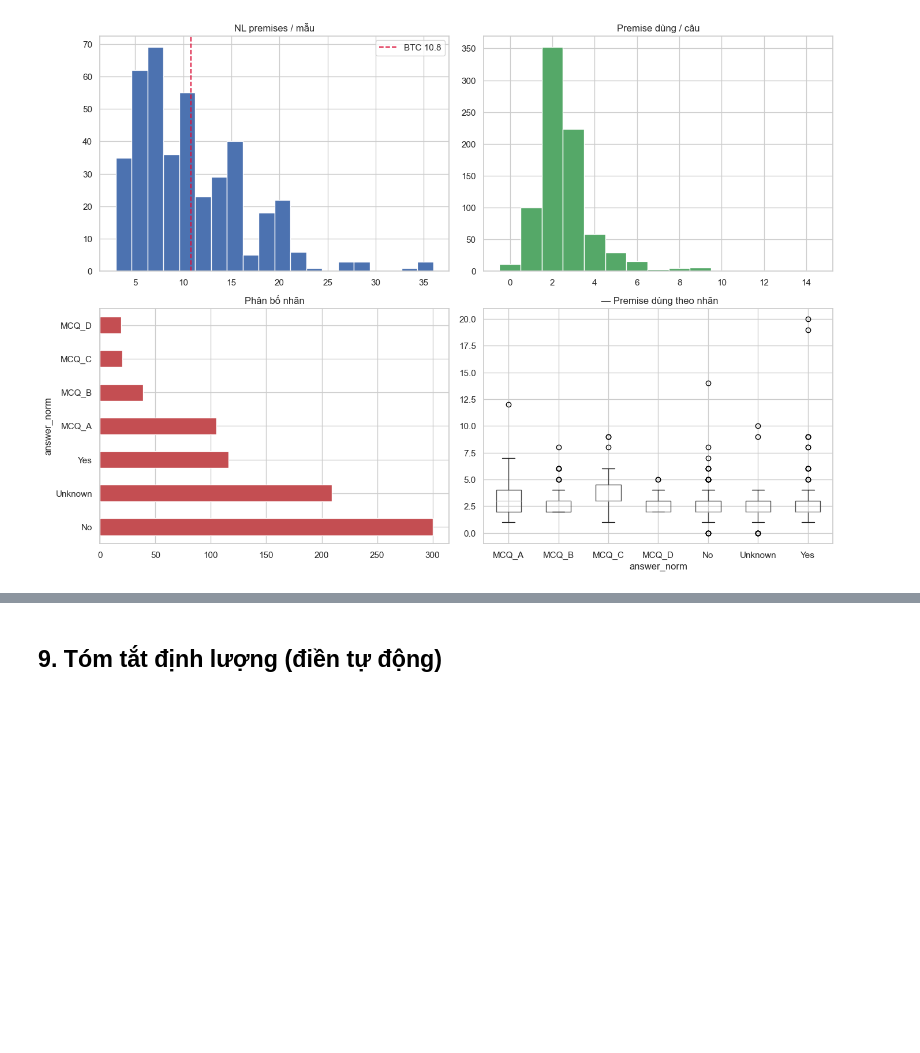
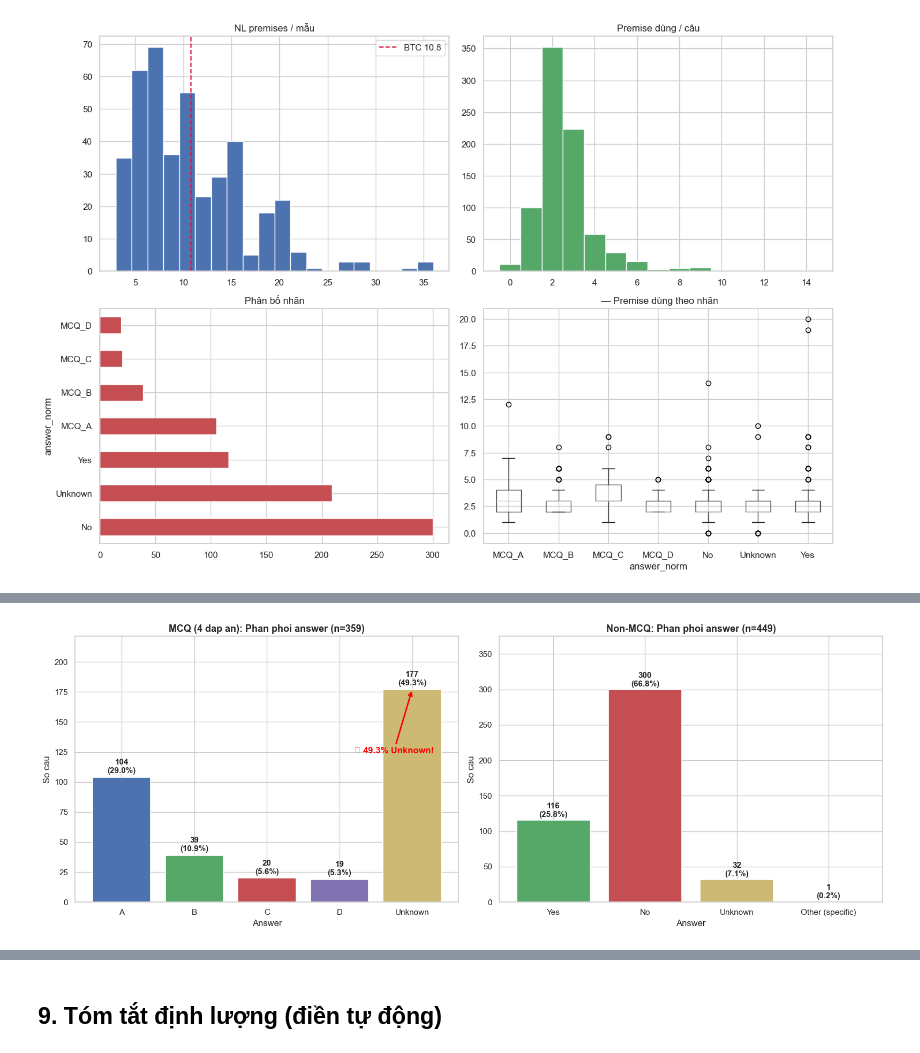
Before and after one commit to fishperson113/Exact_2026_Laplace-s_Red_Devils, a Jupyter notebook: Logic_Based_Educational_Queries_Project/notebooks/eda_and_preprocessing.ipynb, the cells around one changed output, grey strips where cells are left out. Cells and saved outputs as stored; diff of their text form; code cells hidden in the pictures; blank space fills up the shorter version.

Commit message:
Prepare augment data and build FOL_Z3 pipeline for QA generation

```diff
--- a/Logic_Based_Educational_Queries_Project/notebooks/eda_and_preprocessing.ipynb
+++ b/Logic_Based_Educational_Queries_Project/notebooks/eda_and_preprocessing.ipynb
@@ -1766,0 +1782,99 @@ plt.show()
+# %%
+# === 8b. Answer consistency check ===
+import re
+from collections import Counter
+
+# Reload raw data
+with open(DATA_PATH, encoding="utf-8") as f:
+    _raw = json.load(f)
+
+# Classify questions
+MCQ_RE = re.compile(r"\nA[\.\)]")  # has A. B. C. D. options
+
+mcq_answers, other_answers = [], []
+for rec in _raw:
+    for q, a in zip(rec.get("questions", []), rec.get("answers", [])):
+        a_str = str(a).strip()
+        if MCQ_RE.search(q):
+            mcq_answers.append(a_str)
+        else:
+            other_answers.append(a_str)
+
+mcq_counter = Counter(mcq_answers)
+other_counter = Counter(other_answers)
+
+# --- Figure: 2 subplots ---
+fig, axes = plt.subplots(1, 2, figsize=(16, 6))
+
+# ---- Chart 1: MCQ (4 options A/B/C/D) ----
+ax1 = axes[0]
+mcq_labels = ["A", "B", "C", "D", "Unknown"]
+mcq_vals = [mcq_counter.get(l, 0) for l in mcq_labels]
+colors_mcq = ["#4C72B0", "#55A868", "#C44E52", "#8172B2", "#CCB974"]
+bars1 = ax1.bar(mcq_labels, mcq_vals, color=colors_mcq, edgecolor="white", linewidth=1.2)
+
+# Annotate bars
+total_mcq = sum(mcq_vals)
+for bar, val in zip(bars1, mcq_vals):
+    pct = val / total_mcq * 100 if total_mcq else 0
+    ax1.text(bar.get_x() + bar.get_width() / 2, bar.get_height() + 2,
+            f"{val}\n({pct:.1f}%)", ha="center", va="bottom", fontsize=11, fontweight="bold")
+
+ax1.set_title(f"MCQ (4 dap an): Phan phoi answer (n={total_mcq})", fontsize=13, fontweight="bold")
+ax1.set_xlabel("Answer")
+ax1.set_ylabel("So cau")
+ax1.set_ylim(0, max(mcq_vals) * 1.25)
+
+# Highlight Unknown bar
+unknown_pct = mcq_counter.get("Unknown", 0) / total_mcq * 100 if total_mcq else 0
+if unknown_pct > 30:
+    ax1.annotate(f"⚠ {unknown_pct:.1f}% Unknown!",
+                xy=(4, mcq_counter.get("Unknown", 0)),
+                xytext=(3.2, mcq_counter.get("Unknown", 0) * 0.7),
+                fontsize=12, color="red", fontweight="bold",
+                arrowprops=dict(arrowstyle="->", color="red", lw=2))
+
+# ---- Chart 2: Non-MCQ (Yes/No/Unknown/Other) ----
+ax2 = axes[1]
+canonical = ["Yes", "No", "Unknown"]
+other_specific = {k: v for k, v in other_counter.items() if k not in canonical}
+non_mcq_labels = canonical + (["Other (specific)"] if other_specific else [])
+non_mcq_vals = [other_counter.get(l, 0) for l in canonical]
+if other_specific:
+    non_mcq_vals.append(sum(other_specific.values()))
+
+colors_other = ["#55A868", "#C44E52", "#CCB974", "#8172B2"][:len(non_mcq_labels)]
+bars2 = ax2.bar(non_mcq_labels, non_mcq_vals, color=colors_other, edgecolor="white", linewidth=1.2)
+
+total_other = sum(non_mcq_vals)
+for bar, val in zip(bars2, non_mcq_vals):
+    pct = val / total_other * 100 if total_other else 0
+    ax2.text(bar.get_x() + bar.get_width() / 2, bar.get_height() + 2,
+            f"{val}\n({pct:.1f}%)", ha="center", va="bottom", fontsize=11, fontweight="bold")
+
+ax2.set_title(f"Non-MCQ: Phan phoi answer (n={total_other})", fontsize=13, fontweight="bold")
+ax2.set_xlabel("Answer")
+ax2.set_ylabel("So cau")
+ax2.set_ylim(0, max(non_mcq_vals) * 1.25)
+
+plt.tight_layout()
+fig.savefig(FIG_DIR / "answer_consistency_check.png", dpi=150, bbox_inches="tight")
+plt.show()
+
+# --- Summary stats ---
+print("=" * 60)
+print("TOM TAT NHAT QUAN DAP AN")
+print("=" * 60)
+print(f"MCQ (4 dap an):  {total_mcq} cau")
+print(f"  A: {mcq_counter.get('A',0)}, B: {mcq_counter.get('B',0)}, C: {mcq_counter.get('C',0)}, D: {mcq_counter.get('D',0)}")
+print(f"  Unknown: {mcq_counter.get('Unknown',0)} ({unknown_pct:.1f}%)")
+print(f"  => {unknown_pct:.1f}% MCQ khong chon A/B/C/D ma tra loi Unknown")
+print()
+print(f"Non-MCQ: {total_other} cau")
+for l, v in zip(non_mcq_labels, non_mcq_vals):
+    print(f"  {l}: {v} ({v/total_other*100:.1f}%)")
+if other_specific:
+    top_other = dict(sorted(other_specific.items(), key=lambda x: -x[1])[:10])
+    print(f"  Chi tiet Other: {top_other}")
+# %% [output]
+[figure, added]
```
Also changed, not shown: parts of 7 cells of this notebook, 8 other files.
